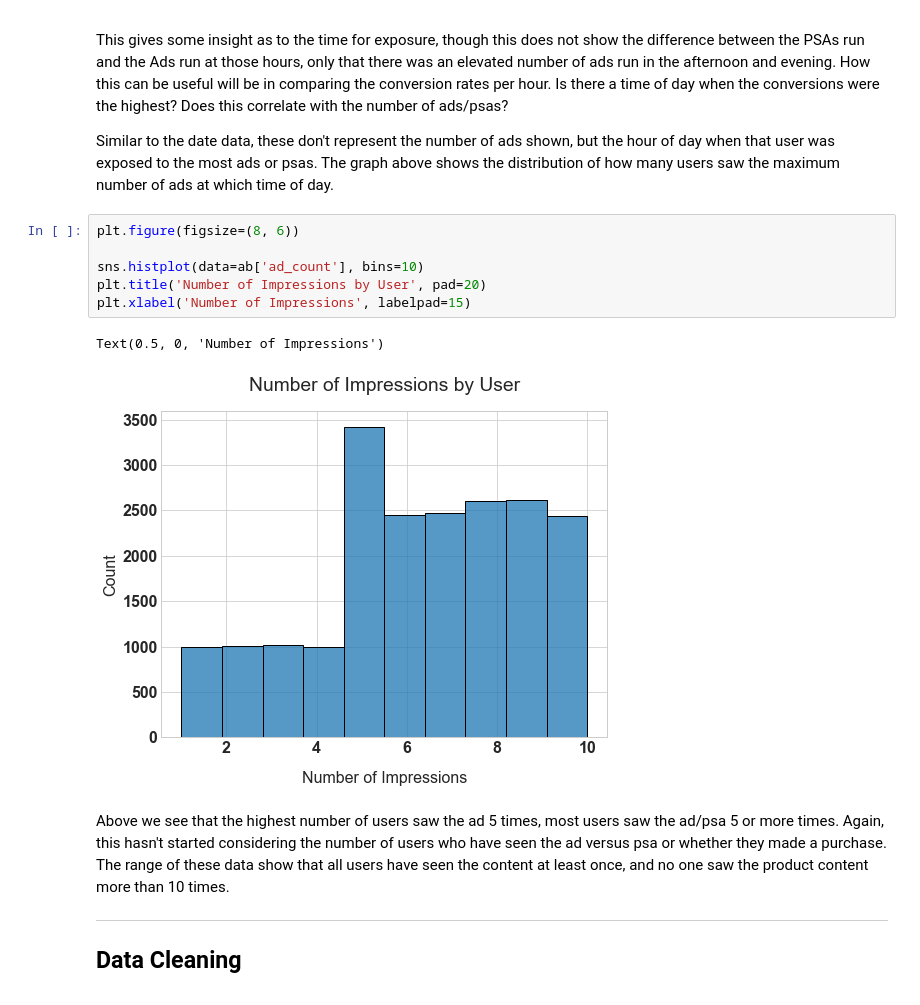
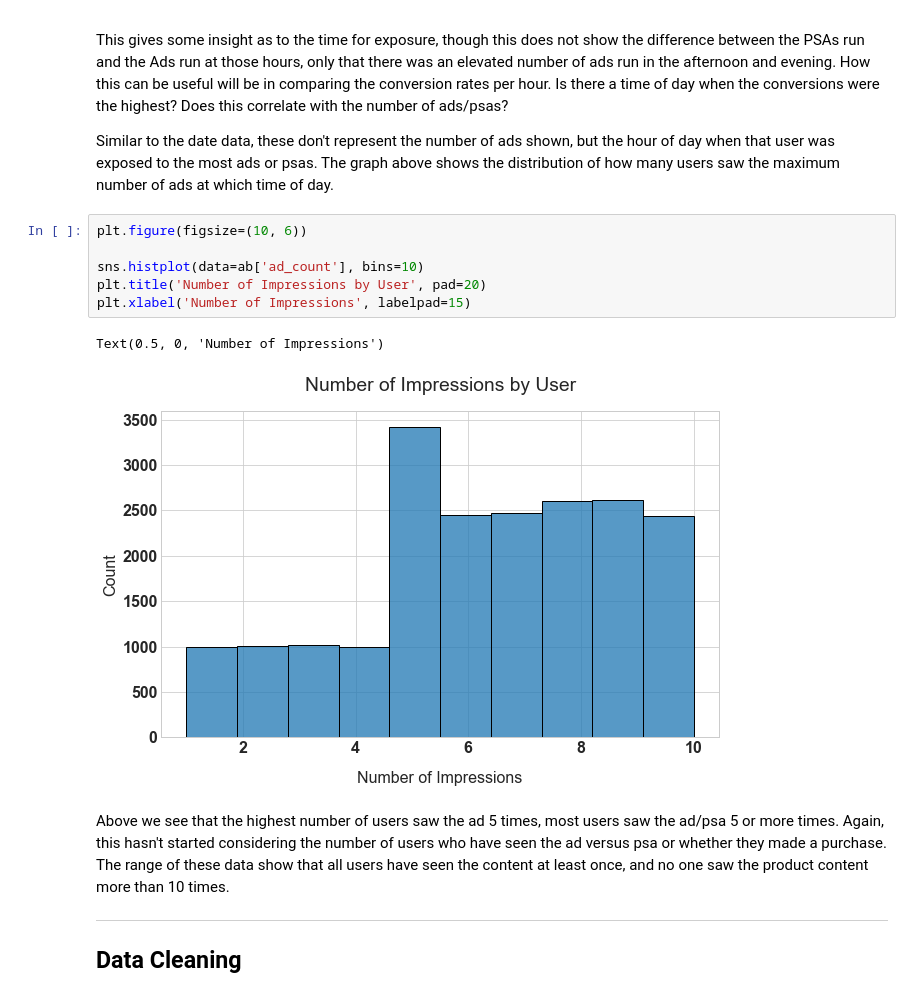
Before and after one commit to FreshOats/Marketing_Analysis, a Jupyter notebook: Ad_Campaign_AB_Test.ipynb, the cells around one changed output. Saved outputs shown, nothing was run; the diff lists cells and outputs as text.

```diff
--- a/Ad_Campaign_AB_Test.ipynb
+++ b/Ad_Campaign_AB_Test.ipynb
@@ -202,14 +201,14 @@ This gives some insight as to the time for exposure, though this does not show t
 
 Similar to the date data, these don't represent the number of ads shown, but the hour of day when that user was exposed to the most ads or psas. The graph above shows the distribution of how many users saw the maximum number of ads at which time of day.
 # %%
-plt.figure(figsize=(8, 6))
+plt.figure(figsize=(10, 6))
 
 sns.histplot(data=ab['ad_count'], bins=10)
 plt.title('Number of Impressions by User', pad=20)
 plt.xlabel('Number of Impressions', labelpad=15)
 # %% [output]
 Text(0.5, 0, 'Number of Impressions')
-[figure, old version]
+[figure, new version]
 # %% [markdown]
 Above we see that the highest number of users saw the ad 5 times, most users saw the ad/psa 5 or more times. Again, this hasn't started considering the number of users who have seen the ad versus psa or whether they made a purchase. The range of these data show that all users have seen the content at least once, and no one saw the product content more than 10 times.
 
```
Also changed, not shown: parts of 13 cells of this notebook, 13 other files.
